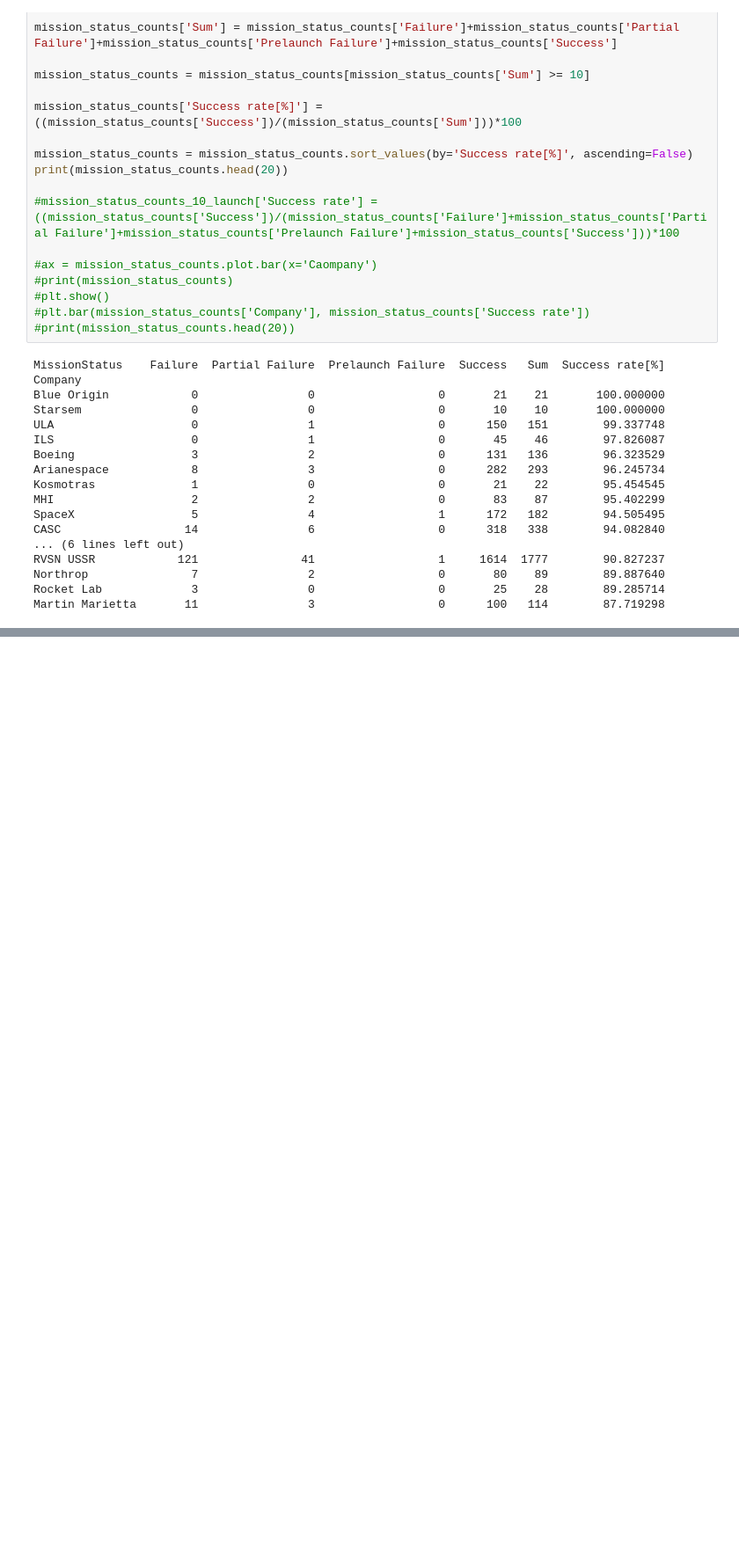
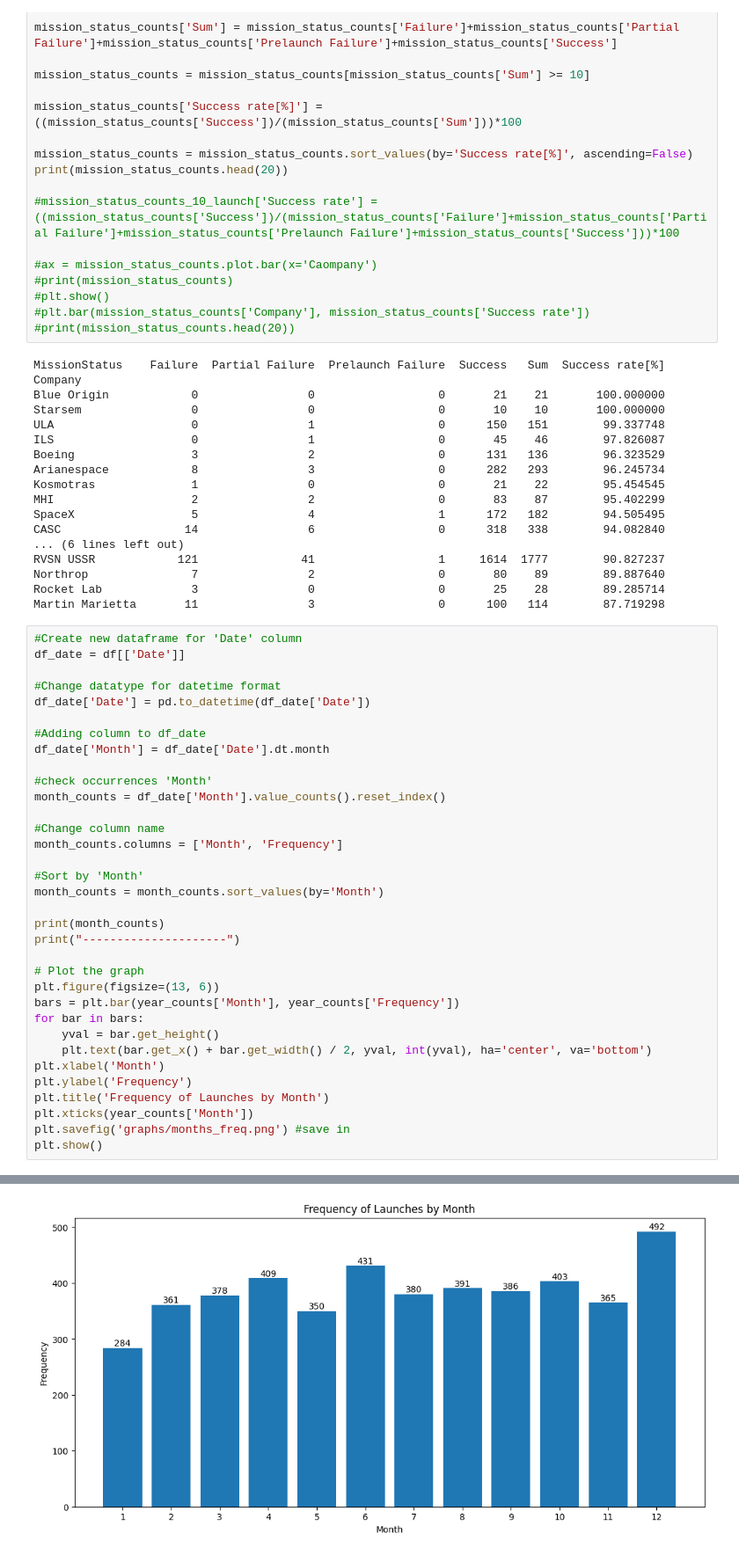
Before and after one commit to szymek111/SQL_space_Data_Analysis, a Jupyter notebook: py_files/space_jupyter_notebook.ipynb, the cells around one changed output, grey strips where cells are left out. Shown: that part at 88% size. Drawn from its saved outputs; the diff is of its cells as text; blank space fills up the shorter version.

```diff
--- a/py_files/space_jupyter_notebook.ipynb
+++ b/py_files/space_jupyter_notebook.ipynb
@@ -298,3 +229,38 @@ RVSN USSR            121               41                  1     1614  1777
 Northrop               7                2                  0       80    89        89.887640
 Rocket Lab             3                0                  0       25    28        89.285714
 Martin Marietta       11                3                  0      100   114        87.719298
+# %%
+#Create new dataframe for 'Date' column
+df_date = df[['Date']]
+
+#Change datatype for datetime format
+df_date['Date'] = pd.to_datetime(df_date['Date'])
+
+#Adding column to df_date
+df_date['Month'] = df_date['Date'].dt.month
+
+#check occurrences 'Month'
+month_counts = df_date['Month'].value_counts().reset_index()
+
+#Change column name
+month_counts.columns = ['Month', 'Frequency']
+
+#Sort by 'Month'
+month_counts = month_counts.sort_values(by='Month')
+
+print(month_counts)
+print("---------------------")
+
+# Plot the graph
+plt.figure(figsize=(13, 6))
+bars = plt.bar(year_counts['Month'], year_counts['Frequency'])
+for bar in bars:
+    yval = bar.get_height()
+    plt.text(bar.get_x() + bar.get_width() / 2, yval, int(yval), ha='center', va='bottom')
+plt.xlabel('Month')
+plt.ylabel('Frequency')
+plt.title('Frequency of Launches by Month')
+plt.xticks(year_counts['Month'])
+plt.savefig('graphs/months_freq.png') #save in
+plt.show()
+# %% [output]
@@ -300,0 +291 @@ Martin Marietta       11                3                  0      100   114
+[figure, added]
```
Also changed, not shown: parts of 4 cells of this notebook, 2 other files.
